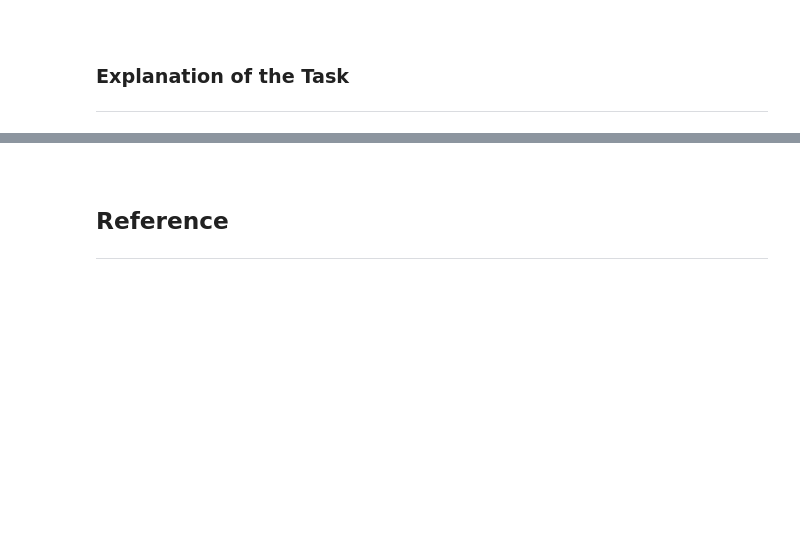
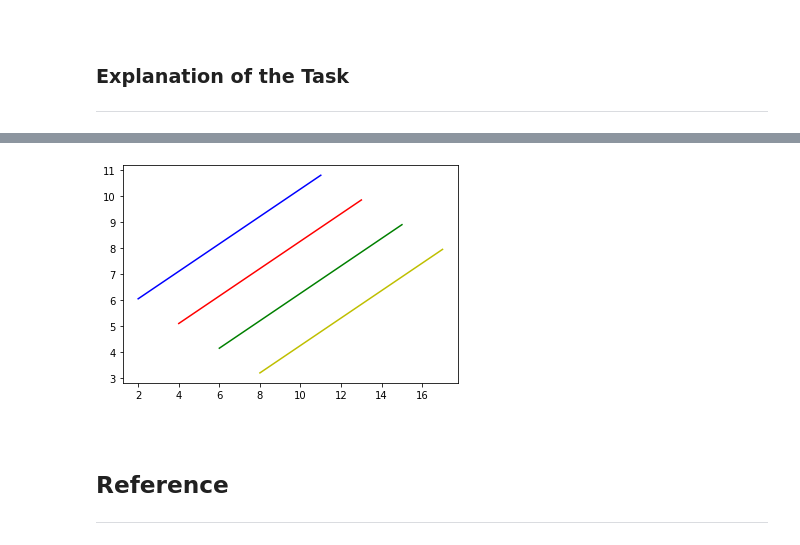
Before and after one commit to Silvio622/foda-task2020, a Jupyter notebook: Tasks for Fundamentals of Data Analysis.ipynb, the cells around one changed output, grey strips where cells are left out. Drawn from its saved outputs; the diff is of its cells as text; code cells hidden in the pictures; blank space fills up the shorter version.

```diff
--- a/Tasks for Fundamentals of Data Analysis.ipynb
+++ b/Tasks for Fundamentals of Data Analysis.ipynb
@@ -573,3 +573,25 @@ The Simpson's paradox has several different names for instance "Simpson's revers
 ### Explanation of the Task
 
 ***
+# %%
+import numpy as np
+import pandas as pd
+
+x = np.linspace(-10,10,20) # create a variable x (list) from -10 until 10 with 20 position in between
+
+# Create a four linear function from type y = m * x + c with the same slope but different offsets
+y1 = 0.5 * x + 10
+y2 = 0.5 * x + 8
+y3 = 0.5 * x + 6
+y4 = 0.5 * x + 4
+
+df = pd.DataFrame(data=x)# create a dataframe
+
+# create four new varible for column1 til column4 with headers like "y1 Values" fill the dataframe with "NaN"
+# for missing datas with df.loc function[:,]. Use pd.Series function put in the y datas from y values
+# NaN stands for "Not a Number"
+column1 = df.loc[2:11,'y1 Values'] = pd.Series(y1)
+column2 = df.loc[4:13,'y2 Values'] = pd.Series(y2)
+column3 = df.loc[6:15,'y3 Values'] = pd.Series(y3)
+column4 = df.loc[8:17,'y4 Values'] = pd.Series(y4)
+df
@@ -576,3 +616,15 @@ The Simpson's paradox has several different names for instance "Simpson's revers
+# %%
+import matplotlib.pyplot as plt
+%matplotlib inline
+
+plt.plot(df['y1 Values'], 'b')
+plt.plot(df['y2 Values'], 'r')
+plt.plot(df['y3 Values'], 'g')
+plt.plot(df['y4 Values'], 'y')
+
+plt.show()
+# %% [output]
+[figure, added]
 # %% [markdown]
 <br>
 
```
Also changed, not shown: parts of 1 cell of this notebook.
